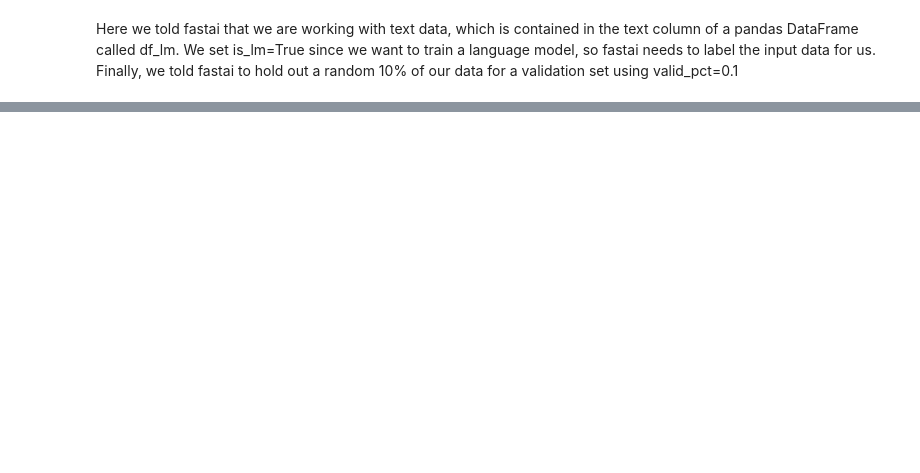
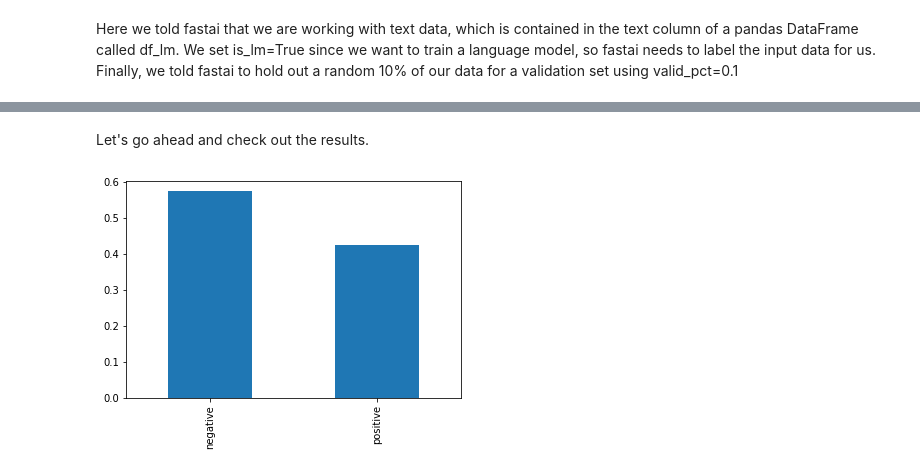
Before and after one commit to jinfeijoy/NLP, a Jupyter notebook: kaggle_Twitter_sentiment/notebook/Basic_twitter_sentiment_analysis_fastai.ipynb, the cells around one changed output, grey strips where cells are left out. Cells and saved outputs as stored; diff of their text form; code cells hidden in the pictures; blank space fills up the shorter version.

```diff
--- a/kaggle_Twitter_sentiment/notebook/Basic_twitter_sentiment_analysis_fastai.ipynb
+++ b/kaggle_Twitter_sentiment/notebook/Basic_twitter_sentiment_analysis_fastai.ipynb
@@ -93,0 +199,3 @@ Requirement already satisfied: pyparsing>=2.0.2 in /usr/local/lib/python3.7/dist
+# %%
+learn.freeze_to(-3)
+learn.fit_one_cycle(1, slice(5e-3/(2.6**4),5e-3))
@@ -93,0 +207,3 @@ Requirement already satisfied: pyparsing>=2.0.2 in /usr/local/lib/python3.7/dist
+# %%
+learn.unfreeze()
+learn.fit_one_cycle(5, slice(1e-3/(2.6**4),1e-3))
@@ -93,0 +229,4 @@ Requirement already satisfied: pyparsing>=2.0.2 in /usr/local/lib/python3.7/dist
+# %%
+pred_dl = dls_clas.test_dl(covid_tweet['text'])
+# %%
+preds = learn.get_preds(dl=pred_dl)
@@ -93,0 +235,14 @@ Requirement already satisfied: pyparsing>=2.0.2 in /usr/local/lib/python3.7/dist
+# %% [markdown]
+Let's go ahead and check out the results.
+# %%
+# Get predicted sentiment
+covid_tweet['label'] = preds[0].argmax(dim=-1)
+covid_tweet['label'] = covid_tweet['label'].map({0:'negative', 1:'positive'})
+
+# Save to csv
+# covid_tweet.to_csv('covid_tweet_sentiment.csv')
+
+# Plot sentiment value counts
+covid_tweet['label'].value_counts(normalize=True).plot.bar();
+# %% [output]
+[figure, added]
```
Also changed, not shown: parts of 43 cells of this notebook.
